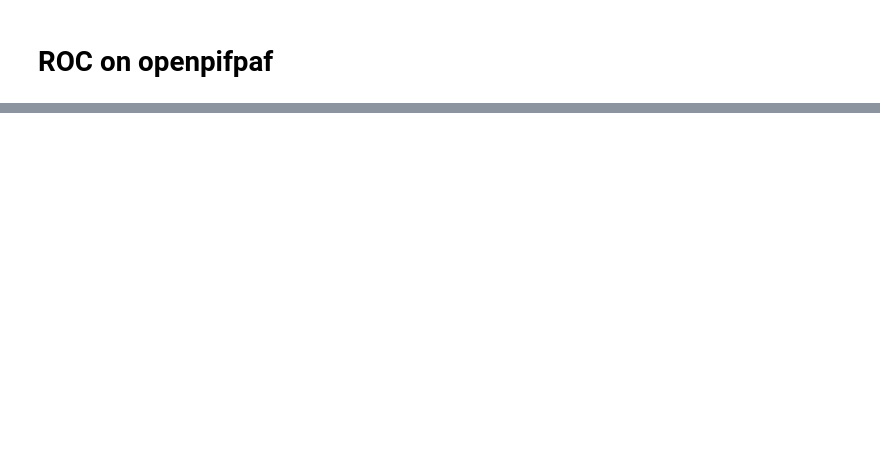
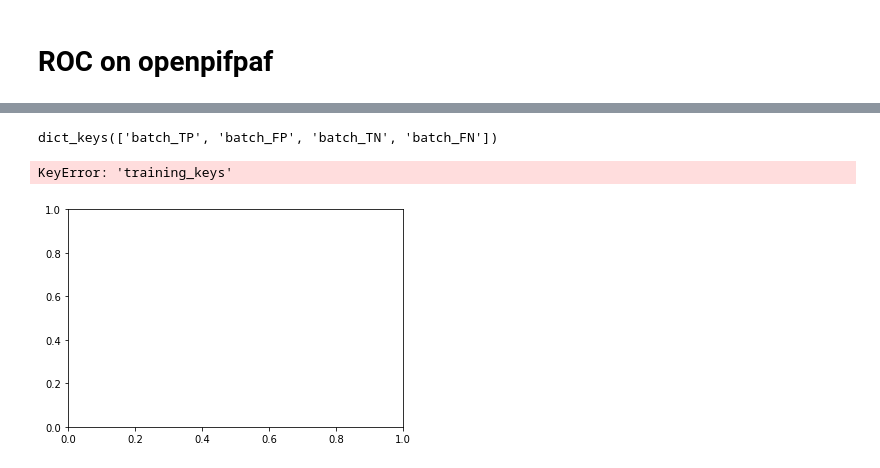
Before and after one commit to openpifpaf/openpifpaf, a Jupyter notebook: ROC_ball.ipynb, the cells around one changed output, grey strips where cells are left out. Saved outputs shown, nothing was run; the diff lists cells and outputs as text; code cells hidden in the pictures; blank space fills up the shorter version.

```diff
--- a/ROC_ball.ipynb
+++ b/ROC_ball.ipynb
@@ -16,7 +16,7 @@ ds = TransformedDataset(ds, [
 ])
 # %%
 import random
-keys = list(PickledDataset("/scratch/gva/camera_views_with_human_masks.pickle").keys.all())
+keys = list(PickledDataset("/scratch/mistasse/abolfazl/keemotion/pickled/camera_views_with_human_masks_large.pickle").keys.all())
 random.seed(0)
 random.shuffle(keys)
 validation_set_size_pc = 15
@@ -35,3 +35,27 @@ print(len(training_keys))
+# %%
+class OutputInhibitor():
+    def __init__(self, name=None):
+        self.name = name
+    def __enter__(self):
+        if self.name:
+            print("Launching {}... ".format(self.name), end="")
+        self.ps1, self.ps2 = getattr(sys, "ps1", None), getattr(sys, "ps2", None)
+        if self.ps1:
+            del sys.ps1
+        if self.ps2:
+            del sys.ps2
+        self.stderr = sys.stderr
+        self.fp = open(os.devnull, "w")
+        sys.stderr = self.fp
+    def __exit__(self, exc_type, exc_val, exc_tb):
+        if self.ps1:
+            sys.ps1 = self.ps1
+        if self.ps2:
+            sys.ps2 = self.ps2
+        sys.stderr = self.stderr
+        self.fp.close()
+        if self.name:
+            print("Done.")
 # %%
 import tensorflow as tf
 import numpy as np
@@ -117,8 +141,9 @@ display.display(output)
 #weights_file = "shufflenetv2k16w-210225-164102-ball-edge501.pkl.epoch150" # trained on small dataset
 #weights_file = "shufflenetv2k16w-210308-164747-ball-edge501.pkl.epoch150" # trained on full dataset
 #weights_file = "shufflenetv2k16-210309-153430-ball-edge501.pkl.epoch200" # trained on small dataset with fixed seed
-weights_file = "shufflenetv2k16-210309-220522-ball.pkl.epoch499" # trained on small dataset with fixed seed
-result = {}
+# weights_file = "shufflenetv2k16-210309-220522-ball.pkl.epoch499" # trained on small dataset with fixed seed
+weights_file = "shufflenetv2k16-210309-214632-ball-6f55481f.pkl"
+blabla = {}
 for set_name in ["training_keys", "validation_keys"]:
     resul = result[set_name] = {}
     resul["TP"] = np.zeros(n_points, np.int32)
@@ -127,17 +152,19 @@ for set_name in ["training_keys", "validation_keys"]:
     resul["FN"] = np.zeros(n_points, np.int32)
     for key in tqdm(training_keys):
         data = ds.query_item(key)
-        filename = "/home/gva/test.png"
+        filename = "/scratch/mistasse/abolfazl/outputs/test.png"
         imageio.imwrite(filename, data["input_image"])
         sys.argv = [
             "aue",
             filename,
-            "--checkpoint", f"/home/gva/poseestimation_emb/results/{weights_file}",
+            "--checkpoint", f"/scratch/mistasse/abolfazl/outputs/{weights_file}",
             "--image-output",
             "--debug-images", "--debug-cif-c", "--debug"
         ]
-        main()
-        heatmap = imageio.imread("/home/gva/test.accumulated.png")
+#         main()
+        with OutputInhibitor():
+            main()
+        heatmap = imageio.imread("/scratch/mistasse/abolfazl/outputs/test.accumulated.png")
         result  = model({"batch_heatmap": heatmap[np.newaxis], "batch_target": data["mask"][np.newaxis]})
         resul["TP"] += result["batch_TP"].numpy()
         resul["FP"] += result["batch_FP"].numpy()
@@ -174,22 +306,29 @@ RuntimeError: CUDA error: out of memory
+# %%
+print(result.keys())
+# %% [output]
+dict_keys(['batch_TP', 'batch_FP', 'batch_TN', 'batch_FN'])
 # %%
 %matplotlib inline
 fig = plt.figure()
 ax = fig.gca()
 
-for name in ["training_set", "validation_set"]:
-    d = eval(name)
+for name in ["training_keys", "validation_keys"]:
+    d = result[name]
     x = d["FP"]/(d["FP"]+d["TN"])
     y = d["TP"]/(d["TP"]+d["FN"])
     index = 10
     ax.plot(x,y, linestyle="-", linewidth=1, markersize=5, marker=".", label=name)
     ax.plot(x[index], y[index], markersize=10, marker=".", color="green")
     ax.text(x[index]+0.05, y[index]-0.05, "threshold={}".format(np.linspace(0,1,n_points)[index]), color="green")
     ax.set_xlabel("FP rate")
     ax.set_ylabel("TP rate")
     ax.axis("equal")
     ax.set_xlim([0,1])
     ax.set_ylim([0,1])
     ax.set_box_aspect(1)
     ax.set_title(f"ROC ball detection from PIFPAF")
     ax.legend()
 plt.show()
+# %% [output]
+KeyError: 'training_keys'
+[figure, added]
```
Also changed, not shown: parts of 4 cells of this notebook, 13 other files.
